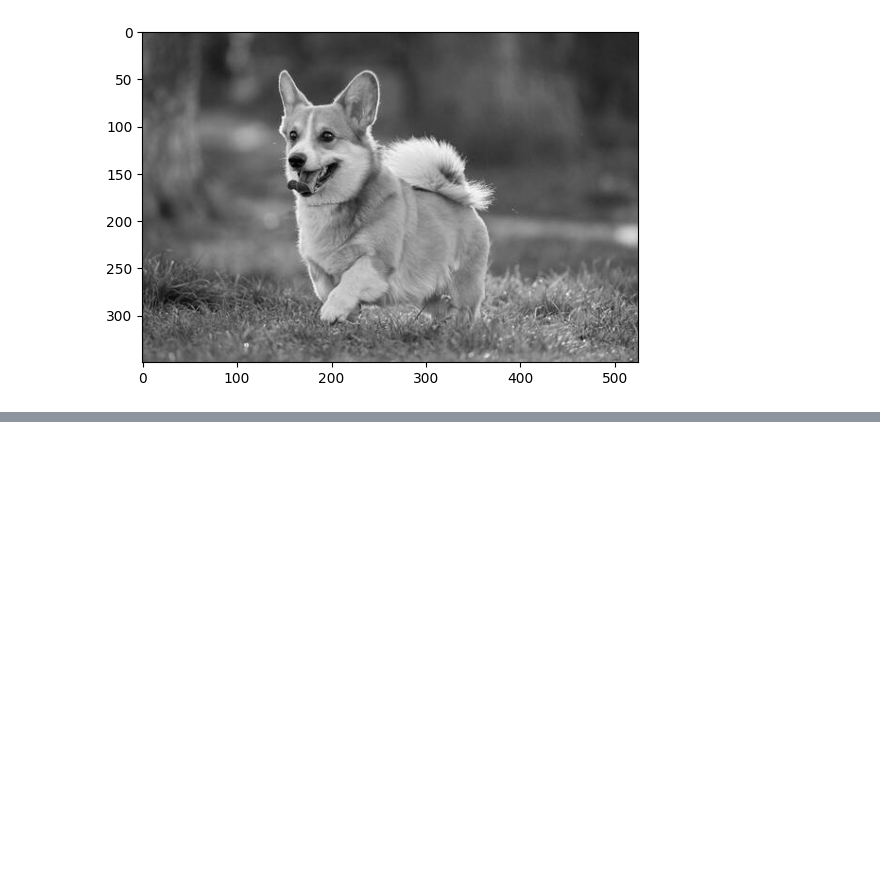
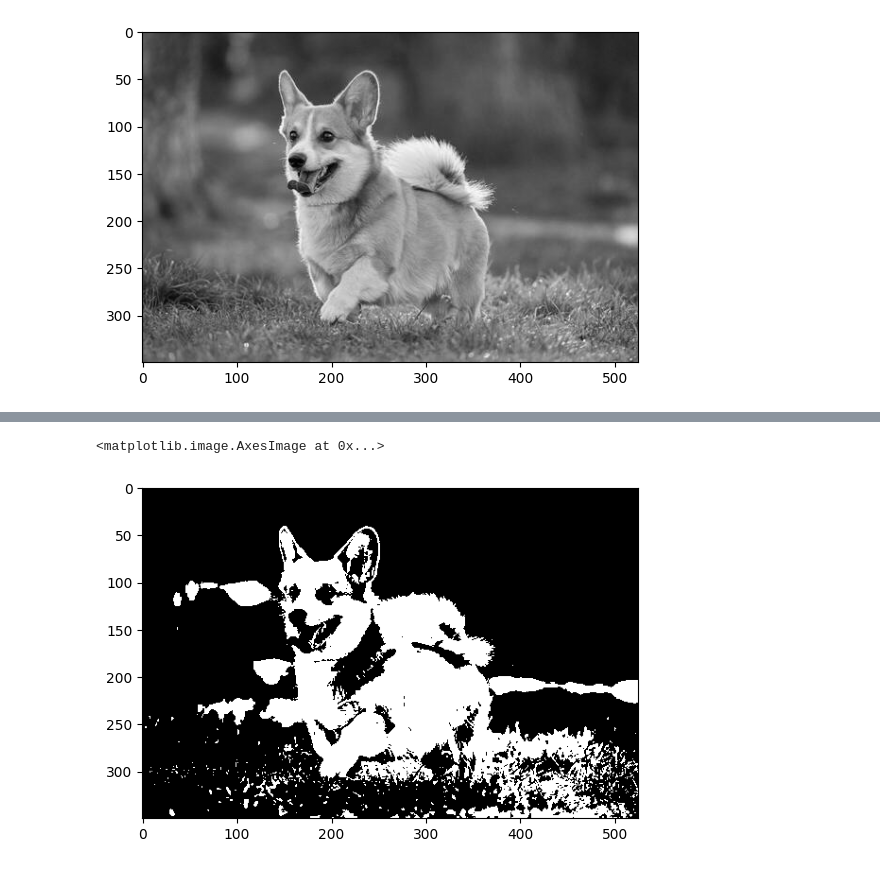
Before and after one commit to Taqi12/OpenCV_Basics, a Jupyter notebook: 6_image_conversions.ipynb, the cells around one changed output, grey strips where cells are left out. Drawn from its saved outputs; the diff is of its cells as text; code cells hidden in the pictures; blank space fills up the shorter version.

```diff
--- a/6_image_conversions.ipynb
+++ b/6_image_conversions.ipynb
@@ -243,0 +271,9 @@ plt.imshow(gray_image, cmap='gray')
+# %%
+import cv2 as cv
+import matplotlib.pyplot as plt
+
+img = cv.imread("0_data/dog_img1.jpg")
+
+# convert to grayscale
+gray_img = cv.cvtColor(img, cv.COLOR_BGR2GRAY)
+plt.imshow(gray_img, cmap='gray')
@@ -243,0 +283,8 @@ plt.imshow(gray_image, cmap='gray')
+# %%
+# convert the above gray image to binary
+
+(thresh, binary_img) = cv.threshold(gray_img, 127, 255, cv.THRESH_BINARY) # if value is lesser than 127 set it to 0 otherwise 255
+plt.imshow(binary_img, cmap='gray')
+# %% [output]
+<matplotlib.image.AxesImage at 0x...>
+[figure, added]
```
Also changed, not shown: parts of 4 cells of this notebook.
